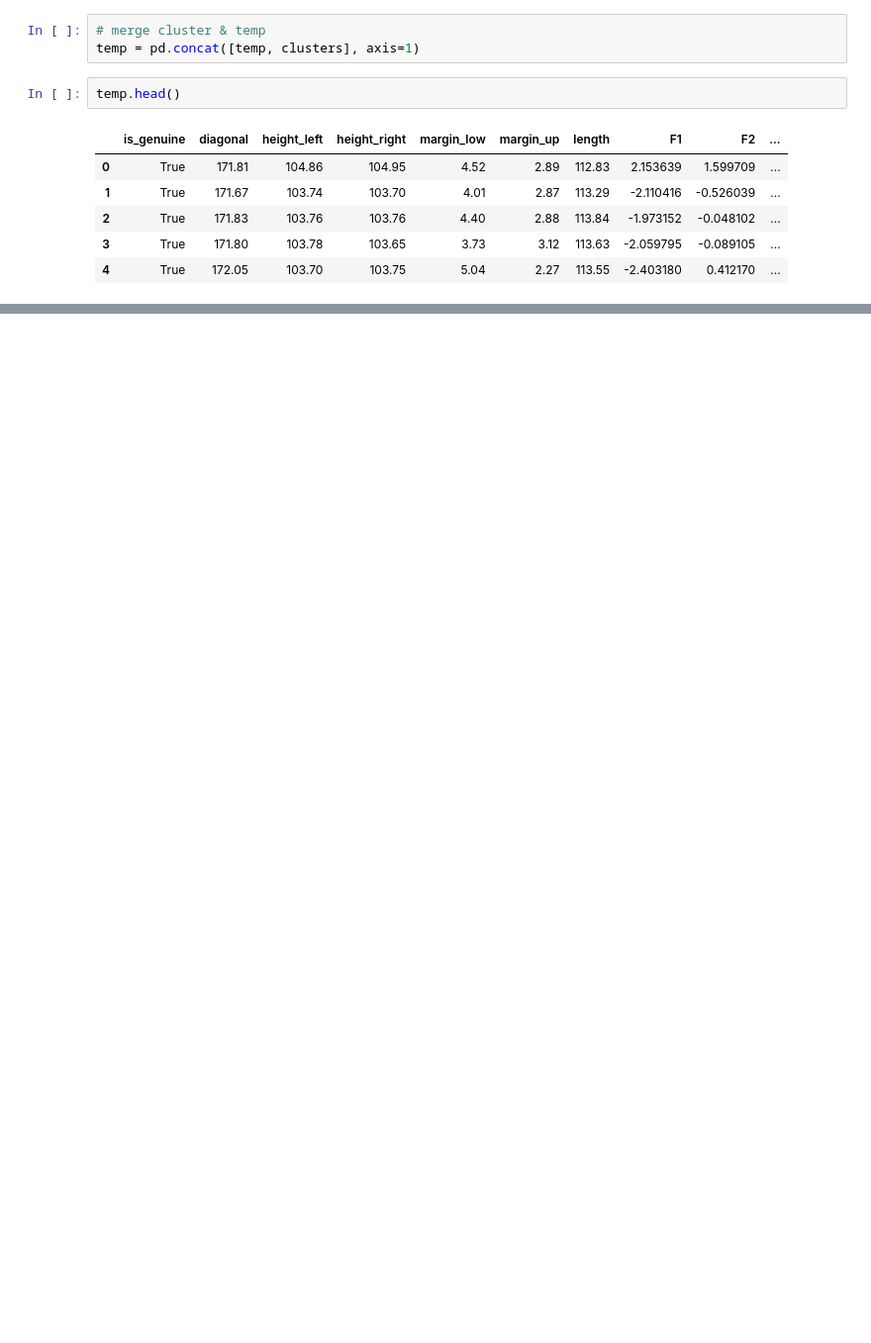
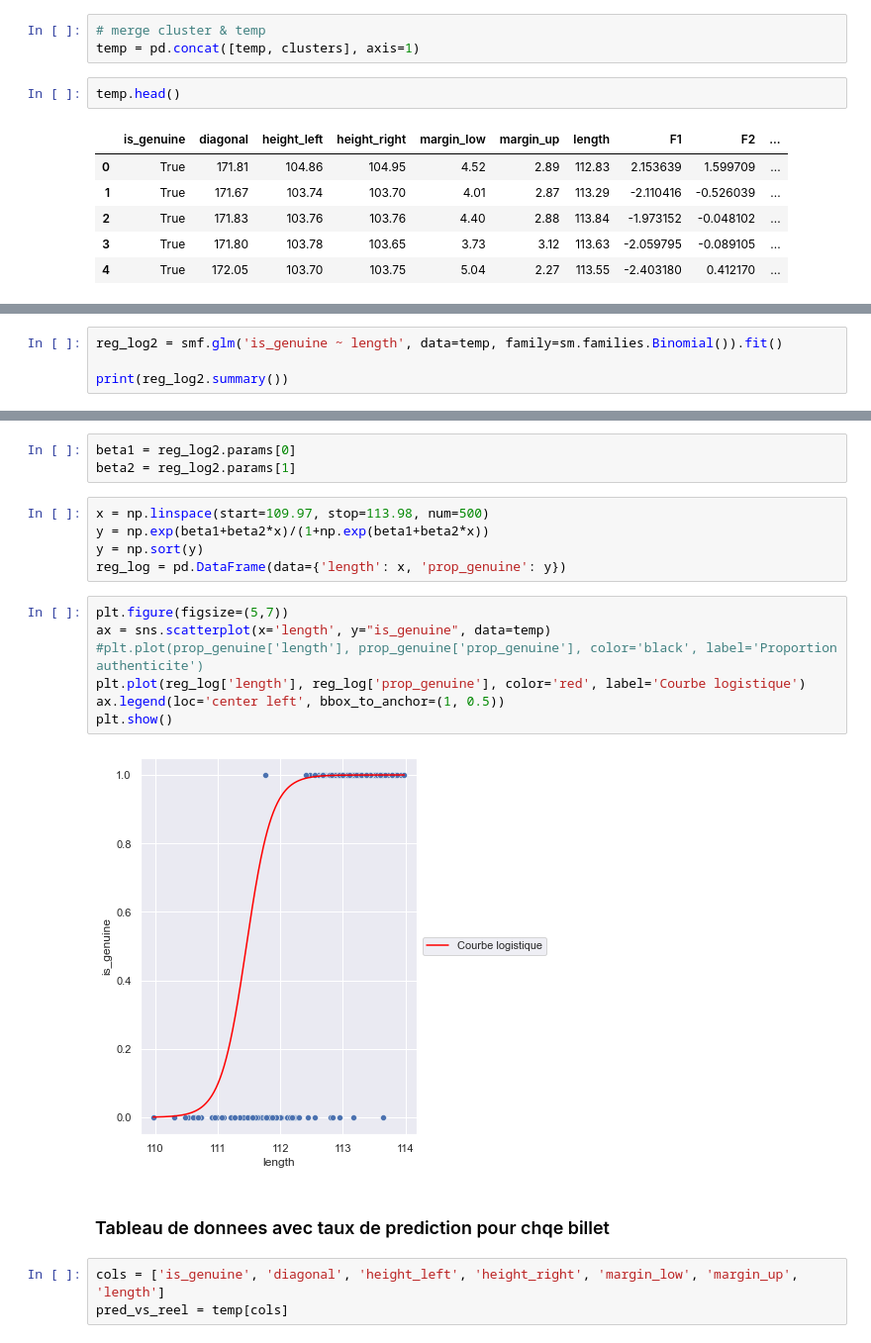
Before and after one commit to TheoChastrePradat/P6_Detection_Faux_Billets, a Jupyter notebook: P6_01_code.ipynb, the cells around one changed output, grey strips where cells are left out. Shown at 99% size. Drawn from its saved outputs; the diff is of its cells as text; blank space fills up the shorter version.

```diff
--- a/P6_01_code.ipynb
+++ b/P6_01_code.ipynb
@@ -691,0 +728,4 @@ prop.head()
+# %%
+reg_log2 = smf.glm('is_genuine ~ length', data=temp, family=sm.families.Binomial()).fit()
+
+print(reg_log2.summary())
@@ -691,0 +770,22 @@ prop.head()
+# %%
+beta1 = reg_log2.params[0]
+beta2 = reg_log2.params[1]
+# %%
+x = np.linspace(start=109.97, stop=113.98, num=500)
+y = np.exp(beta1+beta2*x)/(1+np.exp(beta1+beta2*x))
+y = np.sort(y)
+reg_log = pd.DataFrame(data={'length': x, 'prop_genuine': y})
+# %%
+plt.figure(figsize=(5,7))
+ax = sns.scatterplot(x='length', y="is_genuine", data=temp)
+#plt.plot(prop_genuine['length'], prop_genuine['prop_genuine'], color='black', label='Proportion authenticite')
+plt.plot(reg_log['length'], reg_log['prop_genuine'], color='red', label='Courbe logistique')
+ax.legend(loc='center left', bbox_to_anchor=(1, 0.5))
+plt.show()
+# %% [output]
+[figure, added]
+# %% [markdown]
+### Tableau de donnees avec taux de prediction pour chqe billet
+# %%
+cols = ['is_genuine', 'diagonal', 'height_left', 'height_right', 'margin_low', 'margin_up', 'length']
+pred_vs_reel = temp[cols]
```
Also changed, not shown: parts of 80 cells of this notebook.
